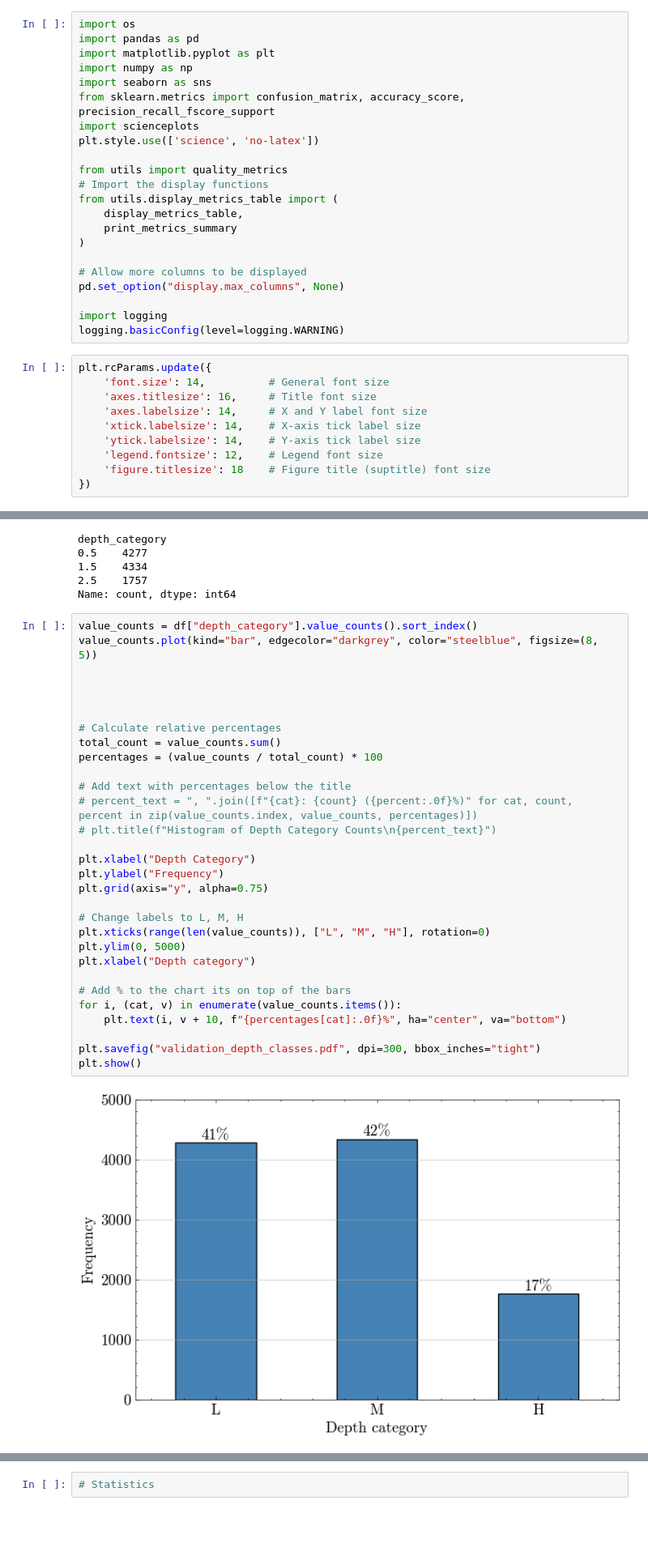
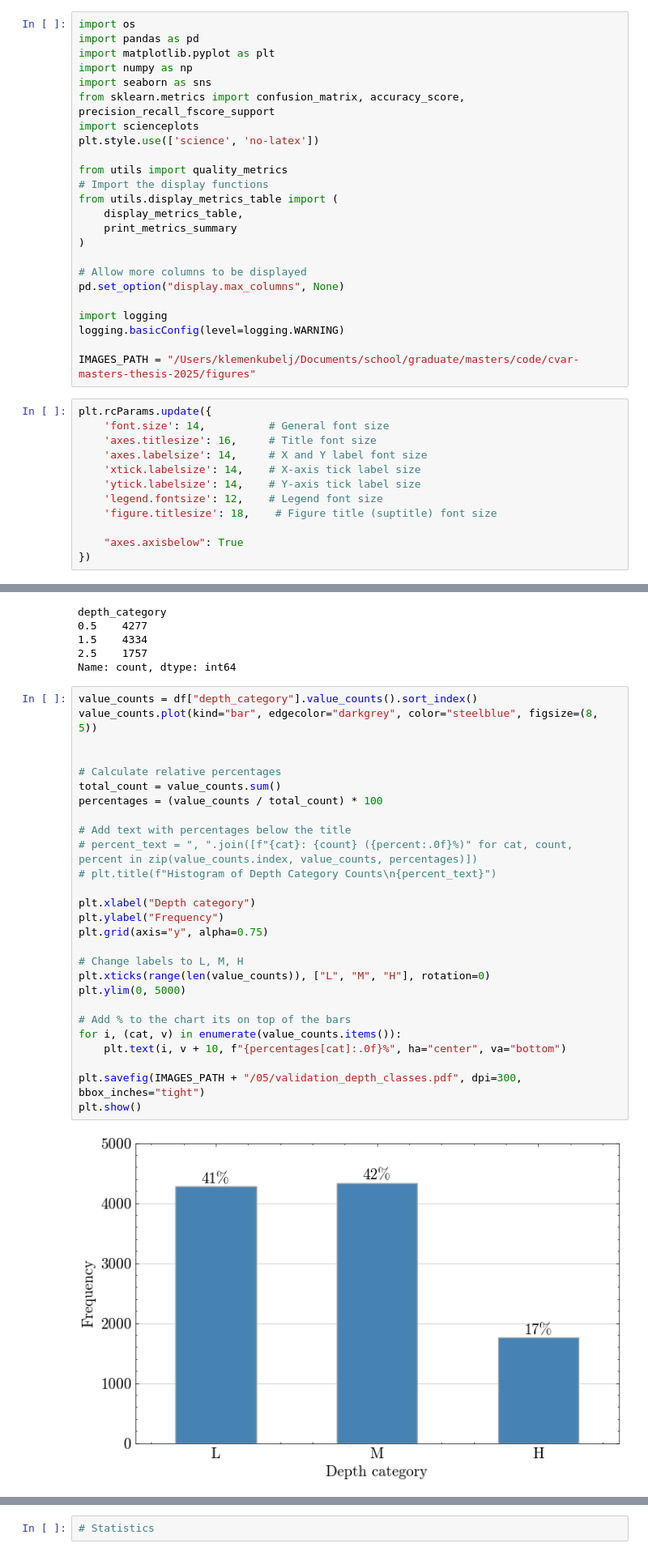
Before and after one commit to KubeljK/cvar-masters, a Jupyter notebook: notebooks/009-kk-compare-flood-depths-model-results.ipynb, the cells around one changed output, grey strips where cells are left out. Shown at 81% size. Drawn from its saved outputs; the diff is of its cells as text; blank space fills up the shorter version.

```diff
--- a/notebooks/009-kk-compare-flood-depths-model-results.ipynb
+++ b/notebooks/009-kk-compare-flood-depths-model-results.ipynb
@@ -23,6 +26,8 @@ pd.set_option("display.max_columns", None)
 
 import logging
 logging.basicConfig(level=logging.WARNING)
+
+IMAGES_PATH = "/Users/klemenkubelj/Documents/school/graduate/masters/code/cvar-masters-thesis-2025/figures"
 # %%
 plt.rcParams.update({
     'font.size': 14,          # General font size
@@ -31,7 +36,9 @@ plt.rcParams.update({
     'xtick.labelsize': 14,    # X-axis tick label size
     'ytick.labelsize': 14,    # Y-axis tick label size
     'legend.fontsize': 12,    # Legend font size
-    'figure.titlesize': 18    # Figure title (suptitle) font size
+    'figure.titlesize': 18,    # Figure title (suptitle) font size
+
+    "axes.axisbelow": True
 })
 # %%
 !which python
@@ -725,35 +732,32 @@ Name: count, dtype: int64
 # %%
 value_counts = df["depth_category"].value_counts().sort_index()
 value_counts.plot(kind="bar", edgecolor="darkgrey", color="steelblue", figsize=(8, 5))
-
-
 
 
 # Calculate relative percentages
 total_count = value_counts.sum()
 percentages = (value_counts / total_count) * 100
 
 # Add text with percentages below the title
 # percent_text = ", ".join([f"{cat}: {count} ({percent:.0f}%)" for cat, count, percent in zip(value_counts.index, value_counts, percentages)])
 # plt.title(f"Histogram of Depth Category Counts\n{percent_text}")
 
-plt.xlabel("Depth Category")
+plt.xlabel("Depth category")
 plt.ylabel("Frequency")
 plt.grid(axis="y", alpha=0.75)
 
 # Change labels to L, M, H
 plt.xticks(range(len(value_counts)), ["L", "M", "H"], rotation=0)
 plt.ylim(0, 5000)
-plt.xlabel("Depth category")
 
 # Add % to the chart its on top of the bars
 for i, (cat, v) in enumerate(value_counts.items()):
     plt.text(i, v + 10, f"{percentages[cat]:.0f}%", ha="center", va="bottom")
 
-plt.savefig("validation_depth_classes.pdf", dpi=300, bbox_inches="tight")
+plt.savefig(IMAGES_PATH + "/05/validation_depth_classes.pdf", dpi=300, bbox_inches="tight")
 plt.show()
 # %% [output]
-[figure, old version]
+[figure, new version]
 # %%
 df.plot(x="depth_category", y="predicted_si_depth", kind="scatter")
 # %% [output]
```
Also changed, not shown: parts of 20 cells of this notebook, 5 other files.
